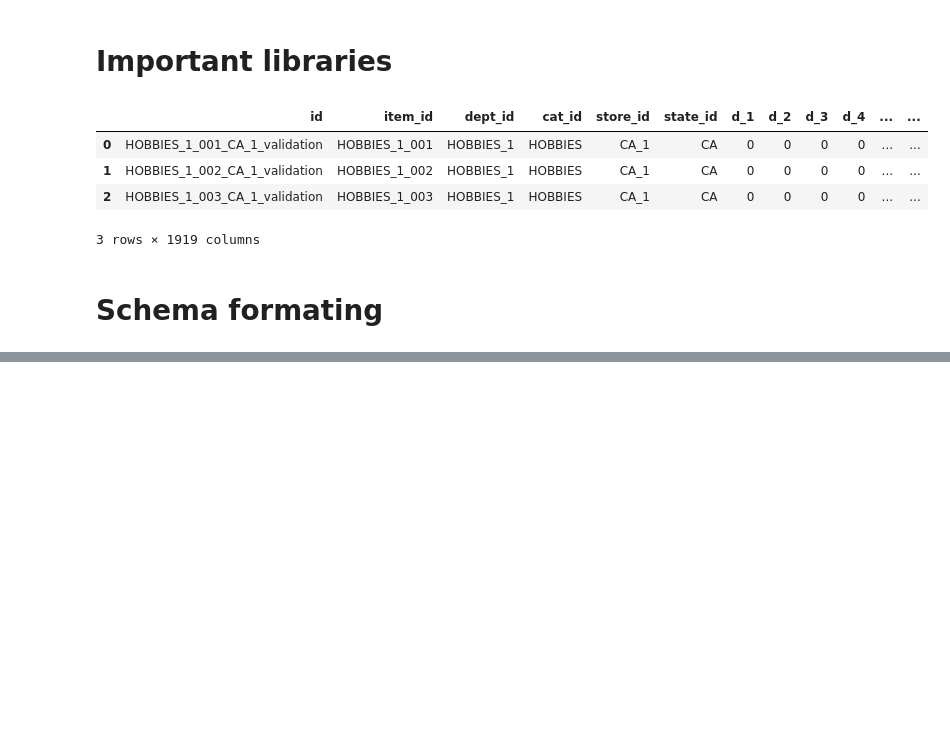
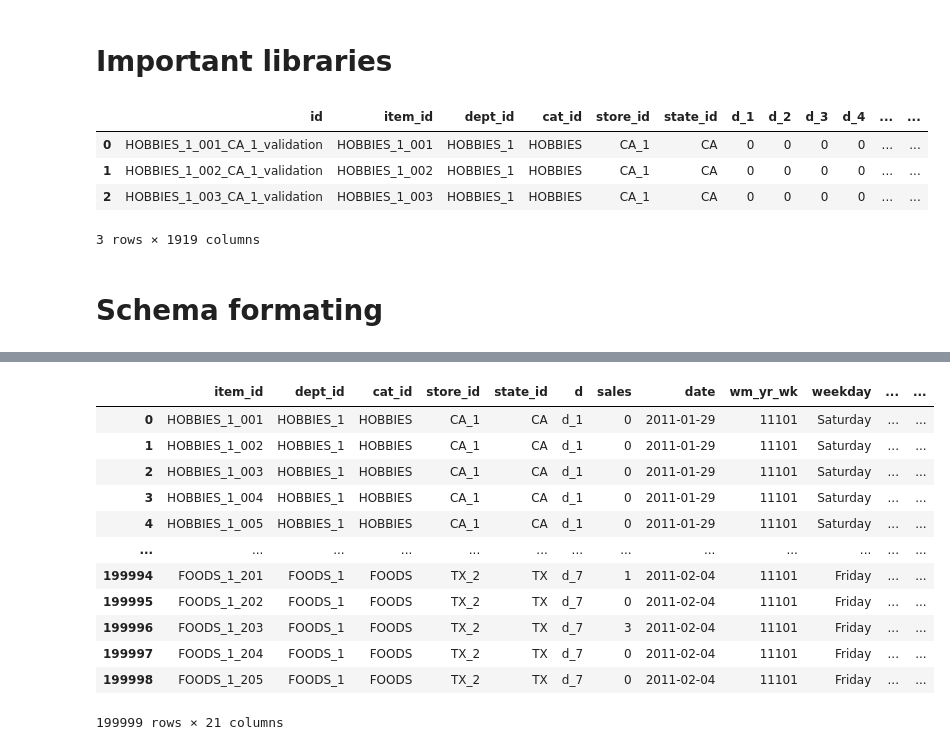
Before and after one commit to davidrimon2004/DEPI_project, a Jupyter notebook: project.ipynb, the cells around one changed output, grey strips where cells are left out. Cells and saved outputs as stored; diff of their text form; code cells hidden in the pictures; blank space fills up the shorter version.

```diff
--- a/project.ipynb
+++ b/project.ipynb
@@ -63,0 +80,3 @@ data.drop(columns=['id'],inplace=True)
+# %%
+cal=pd.read_csv('/content/drive/MyDrive/DEPI_project/data/calendar.csv')
+cal.head(3)
@@ -63,0 +108,2 @@ data.drop(columns=['id'],inplace=True)
+# %%
+cal["date"]= pd.to_datetime(cal["date"])
@@ -63,0 +146,5 @@ data.drop(columns=['id'],inplace=True)
+# %%
+cal["event_name_1"]= cal["event_name_1"].fillna("No event")
+cal["event_type_1"]= cal["event_type_1"].fillna("No event")
+cal["event_name_2"]= cal["event_name_2"].fillna("No event")
+cal["event_type_2"]= cal["event_type_2"].fillna("No event")
@@ -63,0 +171,20 @@ data.drop(columns=['id'],inplace=True)
+# %%
+import numpy as np
+
+# Merge data and cal dataframes on the 'd' column
+merged_data = pd.merge(data, cal, on='d', how='left')
+
+conditions = [
+    merged_data["state_id"] == "CA",
+    merged_data["state_id"] == "TX",
+    merged_data["state_id"] == "WI"
+]
+choices= [
+    merged_data["snap_CA"],
+    merged_data["snap_TX"],
+    merged_data["snap_WI"]
+]
+merged_data["snap"]= np.select(conditions, choices)
+
+# Now you can use merged_data instead of data and cal separately for further analysis
+display(merged_data.head())
@@ -63,0 +199,16 @@ data.drop(columns=['id'],inplace=True)
+# %%
+merged_data.head(199999)
+# %% [output]
+|  | item_id | dept_id | cat_id | store_id | state_id | d | sales | date | wm_yr_wk | weekday | ... | ... |
+| 0 | HOBBIES_1_001 | HOBBIES_1 | HOBBIES | CA_1 | CA | d_1 | 0 | 2011-01-29 | 11101 | Saturday | ... | ... |
+| 1 | HOBBIES_1_002 | HOBBIES_1 | HOBBIES | CA_1 | CA | d_1 | 0 | 2011-01-29 | 11101 | Saturday | ... | ... |
+| 2 | HOBBIES_1_003 | HOBBIES_1 | HOBBIES | CA_1 | CA | d_1 | 0 | 2011-01-29 | 11101 | Saturday | ... | ... |
+| 3 | HOBBIES_1_004 | HOBBIES_1 | HOBBIES | CA_1 | CA | d_1 | 0 | 2011-01-29 | 11101 | Saturday | ... | ... |
+| 4 | HOBBIES_1_005 | HOBBIES_1 | HOBBIES | CA_1 | CA | d_1 | 0 | 2011-01-29 | 11101 | Saturday | ... | ... |
+| ... | ... | ... | ... | ... | ... | ... | ... | ... | ... | ... | ... | ... |
+| 199994 | FOODS_1_201 | FOODS_1 | FOODS | TX_2 | TX | d_7 | 1 | 2011-02-04 | 11101 | Friday | ... | ... |
+| 199995 | FOODS_1_202 | FOODS_1 | FOODS | TX_2 | TX | d_7 | 0 | 2011-02-04 | 11101 | Friday | ... | ... |
+| 199996 | FOODS_1_203 | FOODS_1 | FOODS | TX_2 | TX | d_7 | 3 | 2011-02-04 | 11101 | Friday | ... | ... |
+| 199997 | FOODS_1_204 | FOODS_1 | FOODS | TX_2 | TX | d_7 | 0 | 2011-02-04 | 11101 | Friday | ... | ... |
+| 199998 | FOODS_1_205 | FOODS_1 | FOODS | TX_2 | TX | d_7 | 0 | 2011-02-04 | 11101 | Friday | ... | ... |
+199999 rows × 21 columns
```
Also changed, not shown: parts of 10 cells of this notebook.
